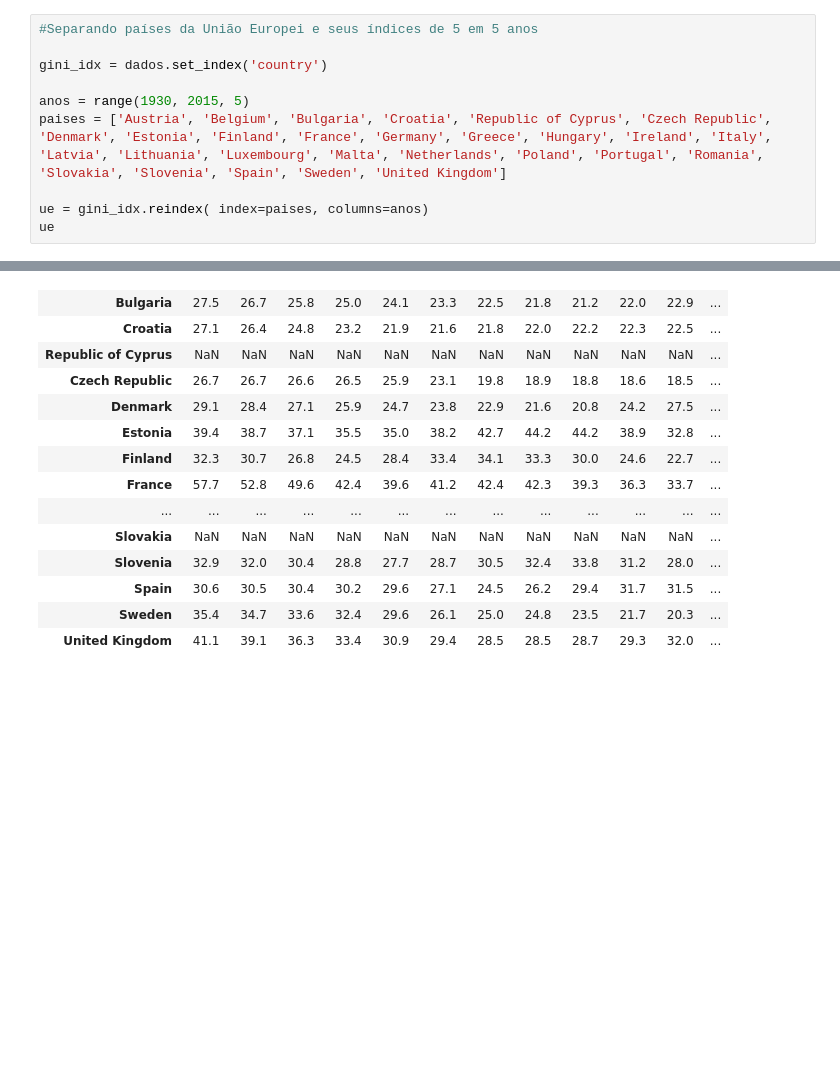
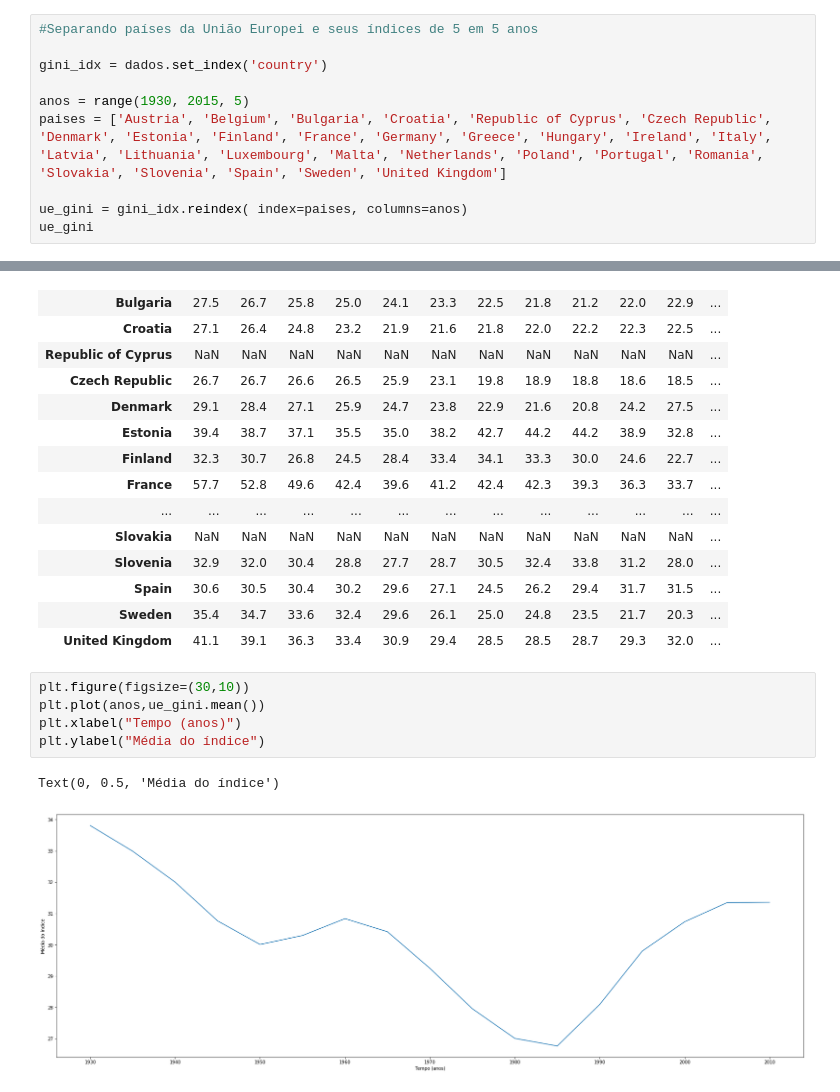
Before and after one commit to larissaos/Projeto1_ciencia_dados, a Jupyter notebook: Larissa_Projeto1.ipynb, the cells around one changed output, grey strips where cells are left out. Saved outputs shown, nothing was run; the diff lists cells and outputs as text; blank space fills up the shorter version.

```diff
--- a/Larissa_Projeto1.ipynb
+++ b/Larissa_Projeto1.ipynb
@@ -73,8 +73,8 @@ gini_idx = dados.set_index('country')
 anos = range(1930, 2015, 5)
 paises = ['Austria', 'Belgium', 'Bulgaria', 'Croatia', 'Republic of Cyprus', 'Czech Republic', 'Denmark', 'Estonia', 'Finland', 'France', 'Germany', 'Greece', 'Hungary', 'Ireland', 'Italy', 'Latvia', 'Lithuania', 'Luxembourg', 'Malta', 'Netherlands', 'Poland', 'Portugal', 'Romania', 'Slovakia', 'Slovenia', 'Spain', 'Sweden', 'United Kingdom']
 
-ue = gini_idx.reindex( index=paises, columns=anos)
-ue
+ue_gini = gini_idx.reindex( index=paises, columns=anos)
+ue_gini
 # %% [output]
 |  | 1930 | 1935 | 1940 | 1945 | 1950 | 1955 | 1960 | 1965 | 1970 | 1975 | 1980 | ... |
 | country |  |  |  |  |  |  |  |  |  |  |  | ... |
@@ -94,3 +94,11 @@ ue
 | Spain | 30.6 | 30.5 | 30.4 | 30.2 | 29.6 | 27.1 | 24.5 | 26.2 | 29.4 | 31.7 | 31.5 | ... |
 | Sweden | 35.4 | 34.7 | 33.6 | 32.4 | 29.6 | 26.1 | 25.0 | 24.8 | 23.5 | 21.7 | 20.3 | ... |
 | United Kingdom | 41.1 | 39.1 | 36.3 | 33.4 | 30.9 | 29.4 | 28.5 | 28.5 | 28.7 | 29.3 | 32.0 | ... |
+# %%
+plt.figure(figsize=(30,10))
+plt.plot(anos,ue_gini.mean())
+plt.xlabel("Tempo (anos)")
+plt.ylabel("Média do índice")
+# %% [output]
+Text(0, 0.5, 'Média do índice')
+[figure, added]
```
Also changed, not shown: parts of 19 cells of this notebook.
